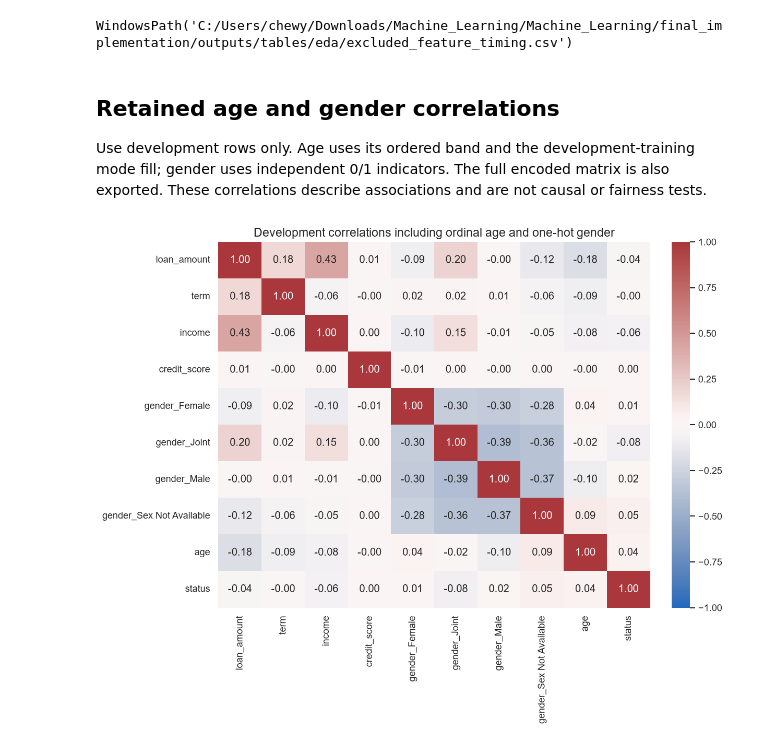
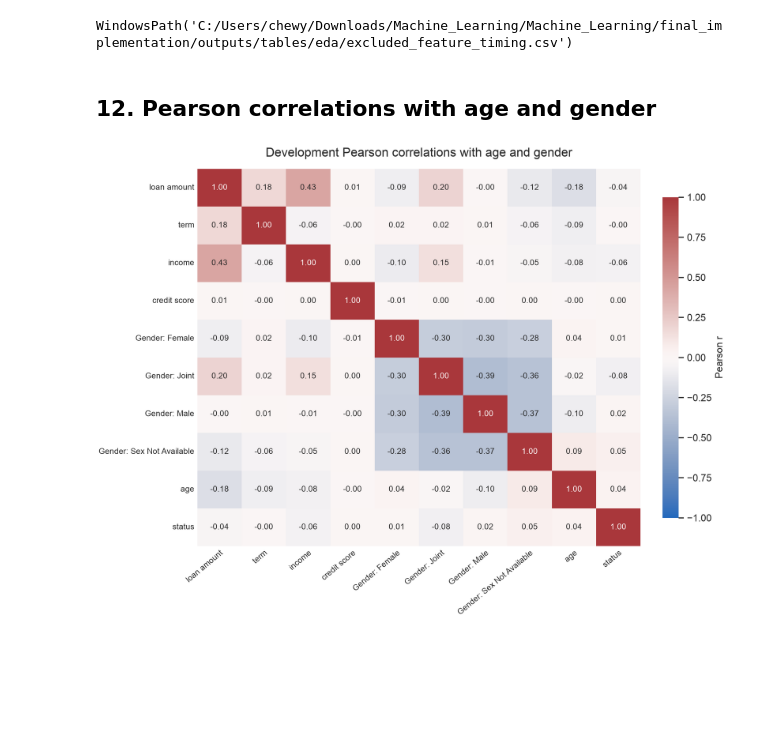
Before and after one commit to chen123893/Machine_Learning, a Jupyter notebook: notebooks/02_exploratory_data_analysis.ipynb, the cells around one changed output. Cells and saved outputs as stored; diff of their text form; code cells hidden in the pictures; blank space fills up the shorter version.

```diff
--- a/notebooks/02_exploratory_data_analysis.ipynb
+++ b/notebooks/02_exploratory_data_analysis.ipynb
@@ -430,22 +436,25 @@ save_table(pd.Series(BASELINE_EXCLUSIONS, name='reason').rename_axis('feature').
 | security_type | 23 | 23 | 23 |
 WindowsPath('C:/Users/chewy/Downloads/Machine_Learning/Machine_Learning/final_implementation/outputs/tables/eda/excluded_feature_timing.csv')
 # %% [markdown]
-## Retained age and gender correlations
-
-Use development rows only. Age uses its ordered band and the development-training mode fill; gender uses independent 0/1 indicators. The full encoded matrix is also exported. These correlations describe associations and are not causal or fairness tests.
+## 12. Pearson correlations with age and gender
 # %%
 from src.data_preparation import TrainingFoldPreprocessor
 prepared = TrainingFoldPreprocessor().fit(X_dev, y_dev)
 encoded_dev = pd.DataFrame(prepared.transform(X_dev), index=X_dev.index, columns=prepared.get_feature_names_out())
 encoded_dev["status"] = y_dev
 encoded_dev.corr().rename_axis("feature").to_csv(EDA_TABLES / "development_model_input_pearson.csv")
 focus = [c for c in encoded_dev if c in ["loan_amount", "income", "credit_score", "term", "age", "status"] or c.startswith("gender_")]
 focused = encoded_dev[focus].corr()
 focused.rename_axis("feature").to_csv(EDA_TABLES / "development_demographic_pearson.csv")
-fig, ax = plt.subplots(figsize=(10, 8), layout="constrained")
-sns.heatmap(focused, cmap="vlag", center=0, vmin=-1, vmax=1, annot=True, fmt=".2f", ax=ax)
-ax.set_title("Development correlations including ordinal age and one-hot gender")
-fig.savefig(EDA_FIGURES / "development_demographic_pearson.png", dpi=160)
+fig, ax = plt.subplots(figsize=(10, 7.5), layout='constrained')
+sns.heatmap(focused, cmap='vlag', center=0, vmin=-1, vmax=1, annot=True, fmt='.2f',
+            annot_kws={'fontsize': 9}, cbar_kws={'label': 'Pearson r', 'shrink': 0.85}, ax=ax)
+ax.set_title('Development Pearson correlations with age and gender', pad=14)
+labels = [name.replace('gender_', 'Gender: ').replace('_', ' ') for name in focused.columns]
+ax.set_xticklabels(labels, rotation=40, ha='right', rotation_mode='anchor')
+ax.set_yticklabels(labels, rotation=0)
+ax.tick_params(axis='both', labelsize=9, length=0)
+fig.savefig(EDA_FIGURES / 'development_demographic_pearson.png', dpi=220, facecolor='white')
 plt.show()
 # %% [output]
-[figure, old version]
+[figure, new version]
```
Also changed, not shown: parts of 2 cells of this notebook, 1 other file.
